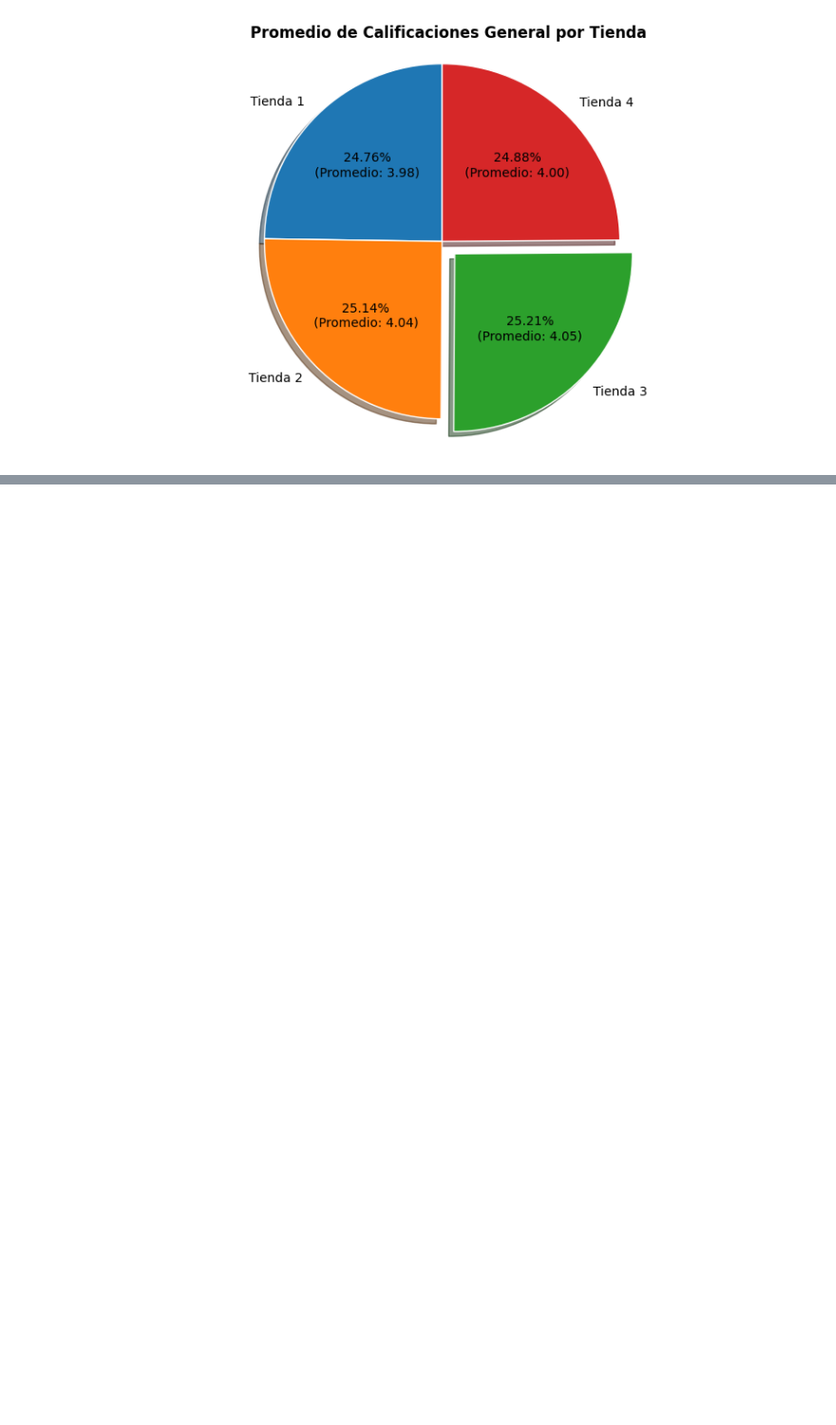
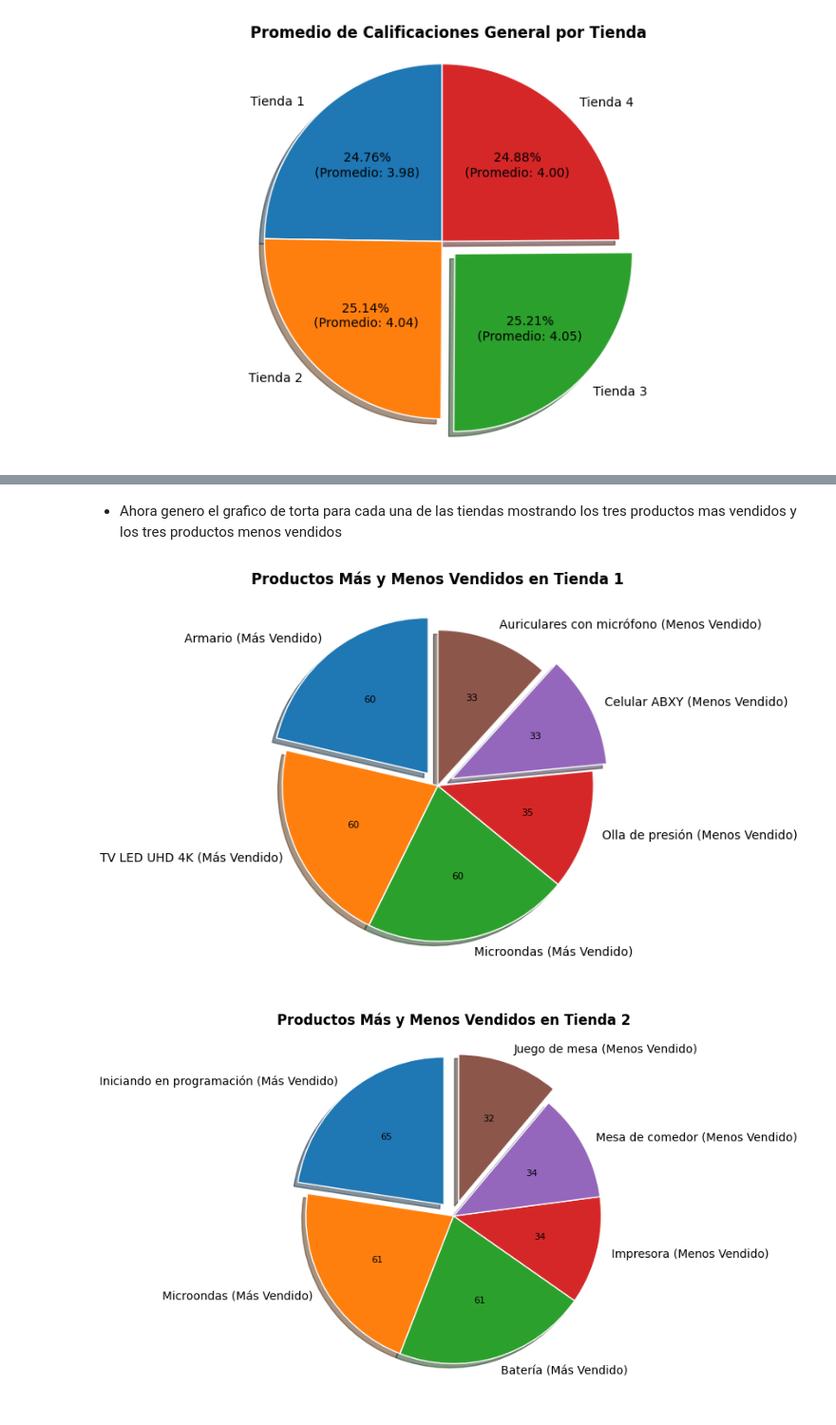
Before and after one commit to RafaelRomeroTechDev/Challeger_Amigo_Secreto, a Jupyter notebook: Challenge_Alura_Store_Rafael_Romero.ipynb, the cells around one changed output, grey strips where cells are left out. Shown: that part at 95% size. Cells and saved outputs as stored; diff of their text form; code cells hidden in the pictures; blank space fills up the shorter version.

```diff
--- a/Challenge_Alura_Store_Rafael_Romero.ipynb
+++ b/Challenge_Alura_Store_Rafael_Romero.ipynb
@@ -560,0 +625,54 @@ crear_grafico_promedio_calificaciones_general_torta(
+# %% [markdown]
+* Ahora genero el grafico de torta para cada una de las tiendas mostrando los tres productos mas vendidos y los tres productos menos vendidos
+# %%
+def crear_grafico_torta_por_tienda(nombre_tienda, datos_tienda):
+    """
+    Crea un gráfico de torta para visualizar los productos más y menos vendidos de una tienda.
+
+    Args:
+        nombre_tienda (str): El nombre de la tienda.
+        datos_tienda (dict): Un diccionario con los productos más y menos vendidos de la tienda.
+    """
+    # Prepara los datos para el gráfico
+    mas_vendidos = datos_tienda["mas_vendidos"]
+    menos_vendidos = datos_tienda["menos_vendidos"]
+
+    # Combina los datos para el gráfico
+    productos = list(mas_vendidos.keys()) + list(menos_vendidos.keys())
+    cantidades = list(mas_vendidos.values()) + list(menos_vendidos.values())
+    etiquetas = [f"{p} (Más Vendido)" for p in mas_vendidos.keys()] + [f"{p} (Menos Vendido)" for p in menos_vendidos.keys()]
+
+    # Encuentra los índices de los productos más y menos vendidos para resaltarlos
+    max_index = cantidades.index(max(cantidades))
+    min_index = cantidades.index(min(cantidades))
+    explode = [0] * len(cantidades)  # Crea una lista de ceros
+    explode[max_index] = 0.1  # Resalta el producto más vendido
+    explode[min_index] = 0.1  # Resalta el producto menos vendido
+
+    # Crea el gráfico de torta
+    fig, ax = plt.subplots(figsize=(8, 5))
+    def func(pct, allvals):
+        absolute = int(pct/100.*sum(allvals))
+        return f"{absolute:d}"
+
+    wedges, texts, autotexts = ax.pie(cantidades,
+                                      explode=explode,
+                                      labels=etiquetas,
+                                      autopct=lambda pct: func(pct, cantidades), # Formatea el texto a cantidad
+                                      shadow=True,
+                                      startangle=90,
+                                      textprops={'fontsize': 10, 'color': 'black'},
+                                      wedgeprops={'linewidth': 1, 'edgecolor': 'white'})
+
+    ax.set_title(f'Productos Más y Menos Vendidos en {nombre_tienda}', fontsize=12, fontweight='bold')
+    plt.setp(autotexts, fontsize=8, color='black')
+    plt.tight_layout()
+    plt.show()
+
+
+# Llama a la función para crear un gráfico de torta para cada tienda
+for nombre_tienda, datos_tienda in resultados_por_tienda.items():
+    crear_grafico_torta_por_tienda(nombre_tienda, datos_tienda)
+# %% [output]
+[figure, added]
+[figure, added]
```
Also changed, not shown: parts of 7 cells of this notebook.
